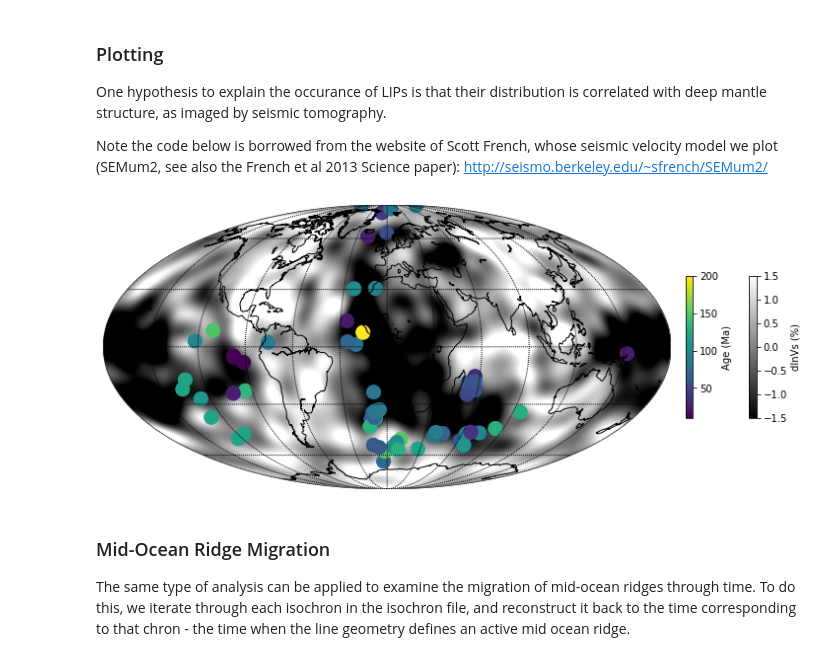
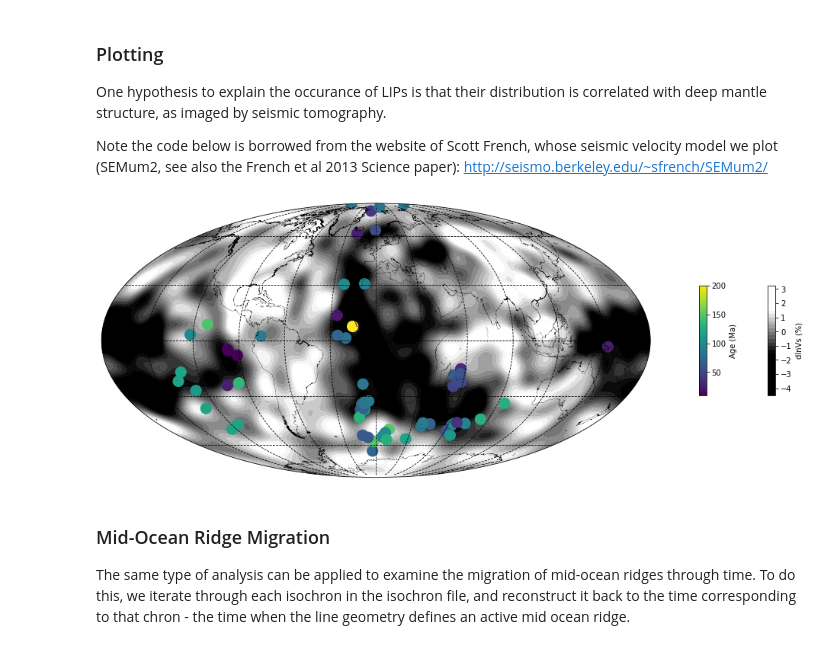
Before and after one commit to GPlates/pygplates-tutorials, a Jupyter notebook: notebooks/pygplates-reconstruct-to-birth-time.ipynb, the cells around one changed output. Saved outputs shown, nothing was run; the diff lists cells and outputs as text; code cells hidden in the pictures.

Commit message:
swapped basemap for cartopy in reconstruct-to-birth-time

```diff
--- a/notebooks/pygplates-reconstruct-to-birth-time.ipynb
+++ b/notebooks/pygplates-reconstruct-to-birth-time.ipynb
@@ -77,41 +77,46 @@ One hypothesis to explain the occurance of LIPs is that their distribution is co
 Note the code below is borrowed from the website of Scott French, whose seismic velocity model we plot (SEMum2, see also the French et al 2013 Science paper):
 http://seismo.berkeley.edu/~sfrench/SEMum2/
 # %%
-from mpl_toolkits.basemap import Basemap
+# Plotting the LIP Distriubtion
+import matplotlib.pyplot as plt
+import cartopy.crs as ccrs
+import cartopy.feature as cfeature
+import numpy as np
+%matplotlib inline
 
 # load the model data; extract the lon, lat, and dlnVs columns
 tmp = np.loadtxt('Data/out2800.dat')
 lon = tmp[:,1].reshape((181,361))
 lat = tmp[:,2].reshape((181,361))
 dvs = tmp[:,3].reshape((181,361))
 vmin=-1.5
 vmax=1.5
+
 # initialize figure and axes
-fig = plt.figure(figsize=(10,5))
-ax_map = fig.add_axes([0,0,0.8,1.0])
+fig = plt.figure(figsize=(14,5))
+ax_map = fig.add_axes([0,0,0.8,1.0], projection=ccrs.Mollweide())
 ax_cbr1 = fig.add_axes([0.82,0.3,0.01,0.4])
 ax_cbr2 = fig.add_axes([0.91,0.3,0.01,0.4])
+
 # set up map
-m = Basemap(projection='moll', lon_0=0, resolution='c', ax=ax_map)
-clip_path = m.drawmapboundary()
-m.drawcoastlines()
-m.drawparallels(np.arange(-90,90,30))
-m.drawmeridians(np.arange(-180,180,30))
+ax_map.coastlines(resolution='10m', color='black', linewidth=0.25)
+ax_map.gridlines(color='black',linestyle='--', xlocs=np.arange(-180,180,30), ylocs=np.arange(-90,90,30))
+
 # plot the model
-s = m.transform_scalar(dvs, lon[0,:], lat[:,0], 1000, 500)
-im = m.imshow(s, cmap=plt.cm.gray, clip_path=clip_path, vmin=vmin, vmax=vmax)
+im = ax_map.contourf(lon[0,:], lat[:,0], dvs, 35, transform=ccrs.PlateCarree(), cmap=plt.cm.gray, vmin=vmin, vmax=vmax)
+
 # plot the reconstructed LIP centroids
-x, y = m(Xr, Yr)
-c1 = m.scatter(x, y, c=Age, s=200)
+c1 = ax_map.scatter(Xr, Yr, c=Age, transform=ccrs.PlateCarree(), s=200)
+
 # add colorbars for LIP Age and seismic velocity
-cb1 = plt.colorbar(c1, cax=ax_cbr1)
-cb1.set_label('Age (Ma)')
-cb2 = plt.colorbar(im, cax=ax_cbr2)
-cb2.set_label('dlnVs (%)')
-# done
+cb1 = plt.colorbar(c1, cax=ax_cbr1).set_label('Age (Ma)')
+cb2 = plt.colorbar(im, cax=ax_cbr2).set_label('dlnVs (%)')
+
+# Set the extent of the axes to the limits of the projection, and show final plot.
+ax_map.set_global()
 plt.show()
 # %% [output]
-[figure, old version]
+[figure, new version]
 # %% [markdown]
 ### Mid-Ocean Ridge Migration
 
```
Also changed, not shown: parts of 1 cell of this notebook.
